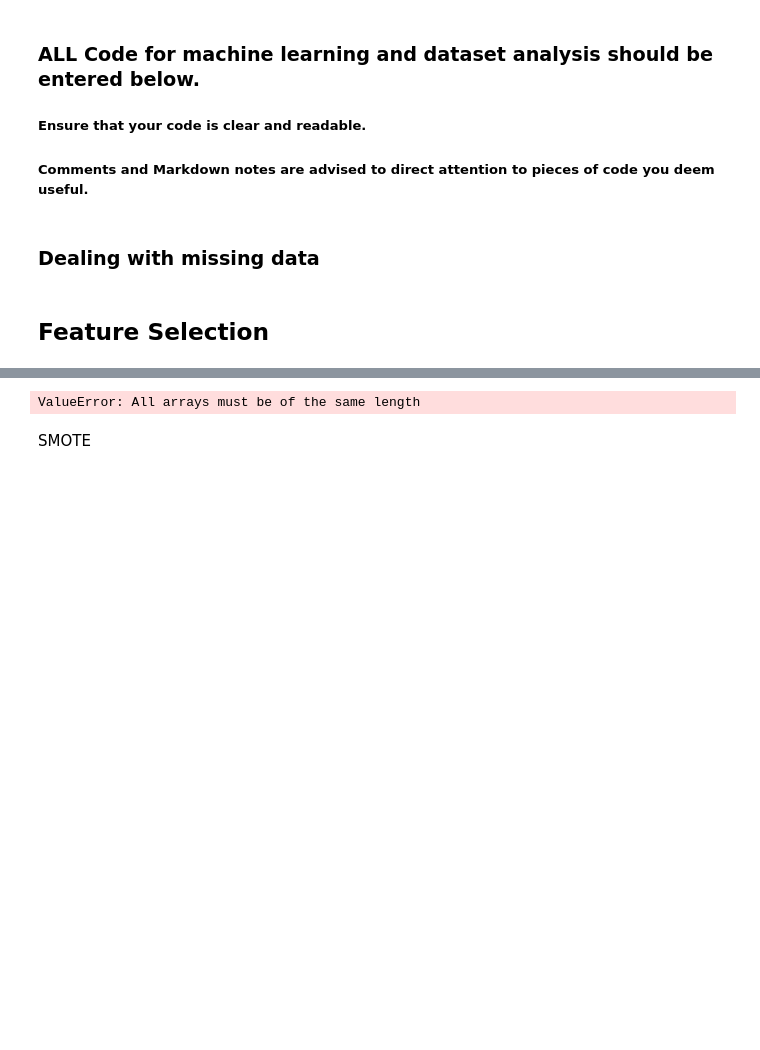
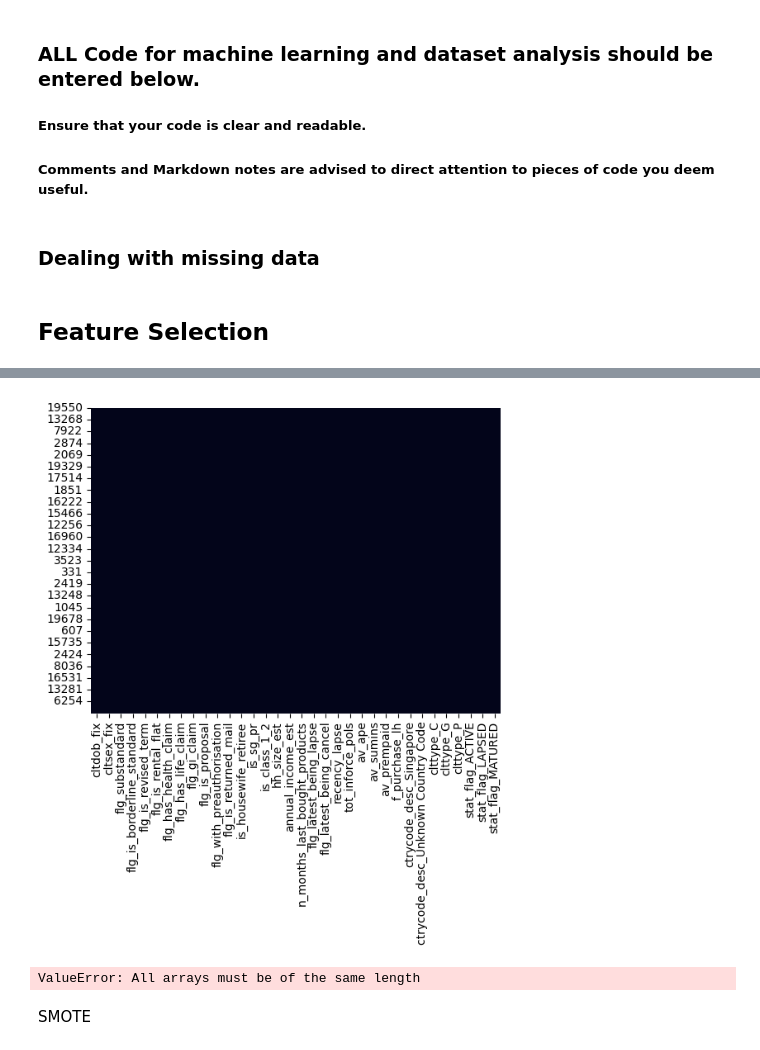
Before and after one commit to Joseph31416/NUS-SDS-Datathon-Singlife, a Jupyter notebook: NUS_DATATHON_SINGLIFE_TEAM NAME.ipynb, the cells around one changed output, grey strips where cells are left out. Cells and saved outputs as stored; diff of their text form; code cells hidden in the pictures; blank space fills up the shorter version.

```diff
--- a/NUS_DATATHON_SINGLIFE_TEAM NAME.ipynb
+++ b/NUS_DATATHON_SINGLIFE_TEAM NAME.ipynb
@@ -144,0 +156,7 @@ df = pd.get_dummies(df, columns=['ctrycode_desc', 'clttype', 'stat_flag'])
+# %%
+df = df.dropna(subset=["flg_substandard"])
+df = df.drop(columns = ['tot_cancel_pols']) #more than 50% data is missing
+sns.heatmap(df.isnull(), cbar=False)
+plt.show() #all NA values have been imputed or removed
+# %% [output]
+[figure, added]
```
Also changed, not shown: parts of 10 cells of this notebook.
